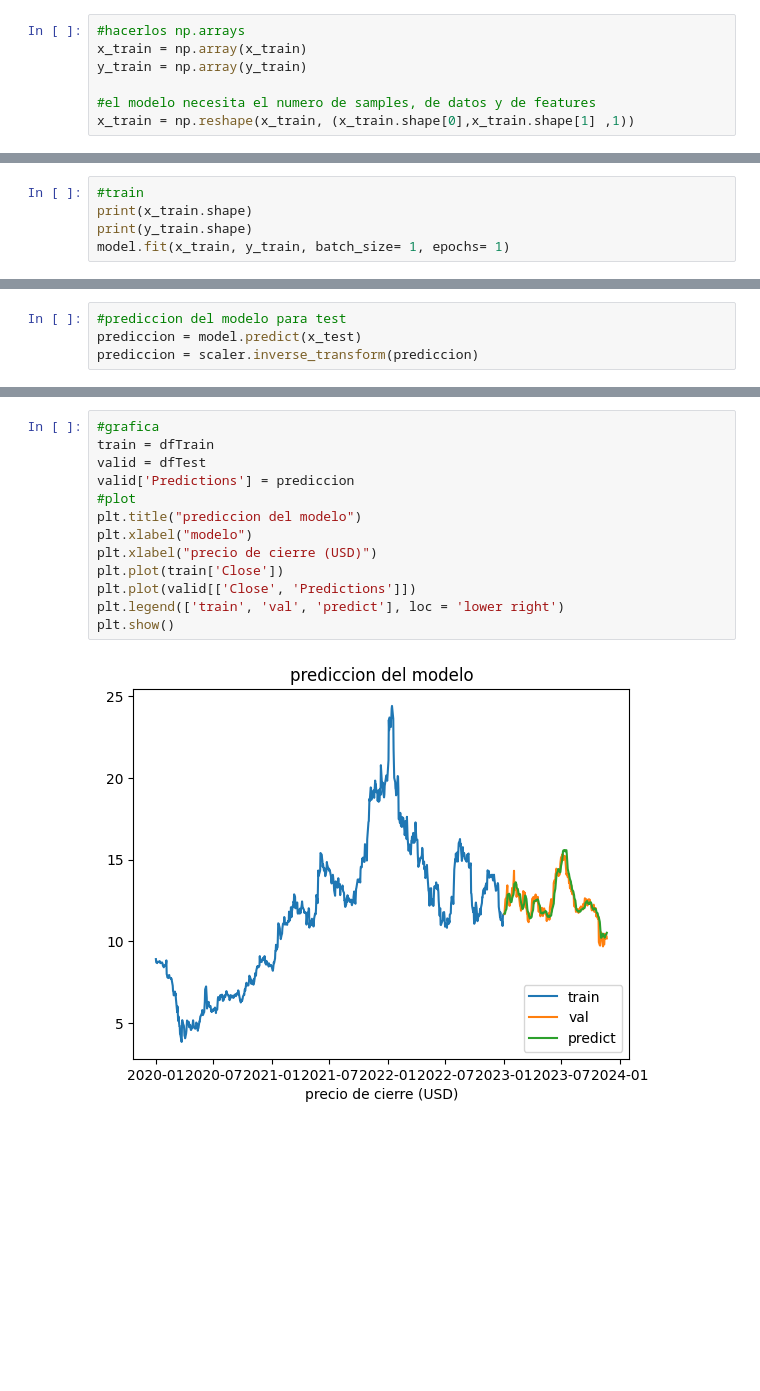
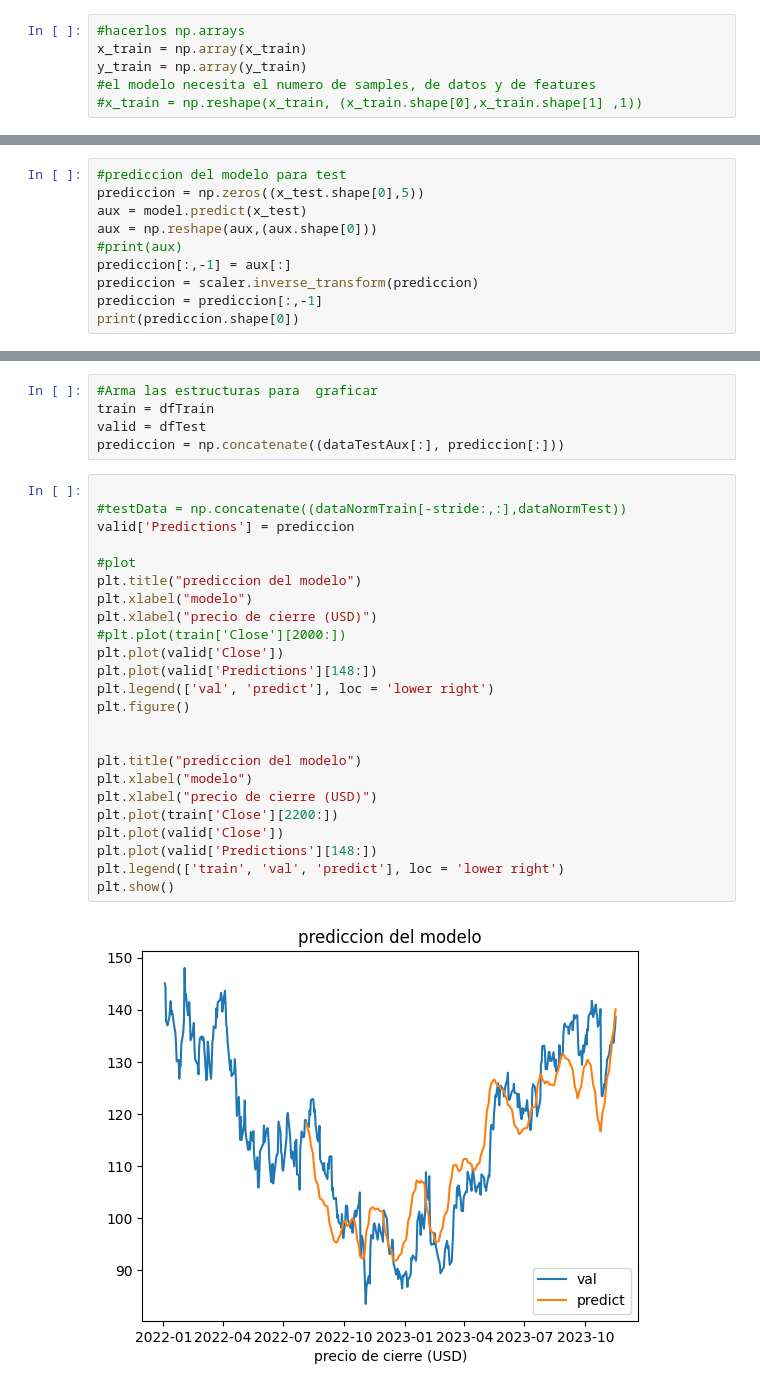
Before and after one commit to NahuelBarriga/IA2023, a Jupyter notebook: Redes Neuronales/TpFinal.ipynb, the cells around one changed output, grey strips where cells are left out. Cells and saved outputs as stored; diff of their text form; blank space fills up the shorter version.

```diff
--- a/Redes Neuronales/TpFinal.ipynb
+++ b/Redes Neuronales/TpFinal.ipynb
@@ -92,6 +120,5 @@ for i in range(stride,len(dataNormTrain)):
 #hacerlos np.arrays
 x_train = np.array(x_train)
 y_train = np.array(y_train)
-
 #el modelo necesita el numero de samples, de datos y de features
-x_train = np.reshape(x_train, (x_train.shape[0],x_train.shape[1] ,1))
+#x_train = np.reshape(x_train, (x_train.shape[0],x_train.shape[1] ,1))
@@ -107,5 +124,0 @@ model.compile(optimizer= 'adam', loss= 'mean_squared_error')
-# %%
-#train
-print(x_train.shape)
-print(y_train.shape)
-model.fit(x_train, y_train, batch_size= 1, epochs= 1)
@@ -140,5 +182,11 @@ print(y_test.shape)
 # %%
 #prediccion del modelo para test
-prediccion = model.predict(x_test)
+prediccion = np.zeros((x_test.shape[0],5))
+aux = model.predict(x_test)
+aux = np.reshape(aux,(aux.shape[0]))
+#print(aux)
+prediccion[:,-1] = aux[:]
 prediccion = scaler.inverse_transform(prediccion)
+prediccion = prediccion[:,-1]
+print(prediccion.shape[0])
 # %% [output]
@@ -154,15 +222,31 @@ prediccion = np.flip(prediccion)
+# %%
+#Arma las estructuras para  graficar
+train = dfTrain
+valid = dfTest
+prediccion = np.concatenate((dataTestAux[:], prediccion[:]))
 # %%
-#grafica
-train = dfTrain
-valid = dfTest
+
+#testData = np.concatenate((dataNormTrain[-stride:,:],dataNormTest))
 valid['Predictions'] = prediccion
+
 #plot
 plt.title("prediccion del modelo")
 plt.xlabel("modelo")
 plt.xlabel("precio de cierre (USD)")
-plt.plot(train['Close'])
-plt.plot(valid[['Close', 'Predictions']])
+#plt.plot(train['Close'][2000:])
+plt.plot(valid['Close'])
+plt.plot(valid['Predictions'][148:])
+plt.legend(['val', 'predict'], loc = 'lower right')
+plt.figure()
+
+
+plt.title("prediccion del modelo")
+plt.xlabel("modelo")
+plt.xlabel("precio de cierre (USD)")
+plt.plot(train['Close'][2200:])
+plt.plot(valid['Close'])
+plt.plot(valid['Predictions'][148:])
 plt.legend(['train', 'val', 'predict'], loc = 'lower right')
 plt.show()
 # %% [output]
-[figure, old version]
+[figure, new version]
```
Also changed, not shown: parts of 18 cells of this notebook, 1 other file.
